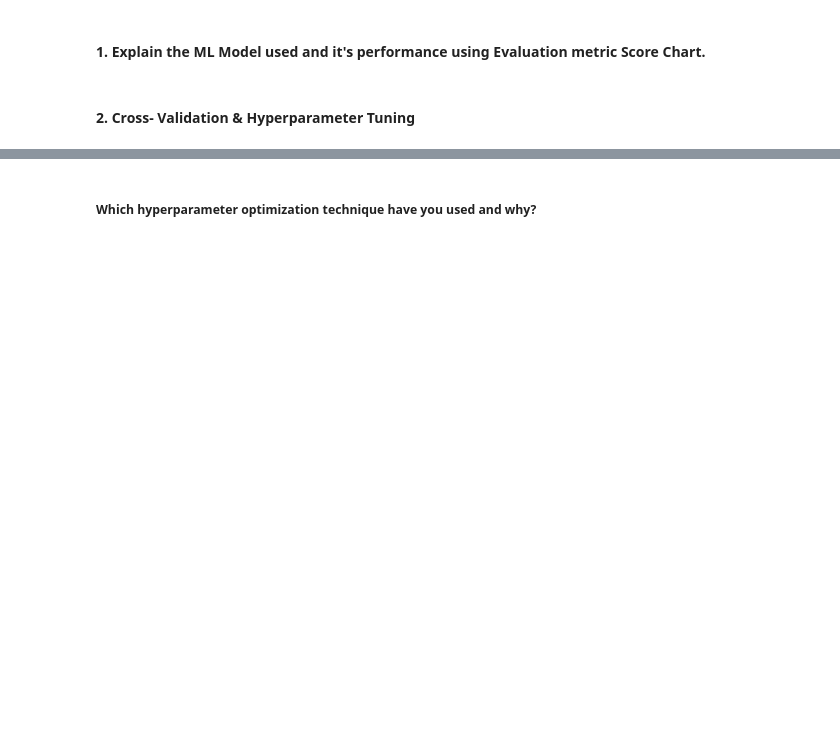
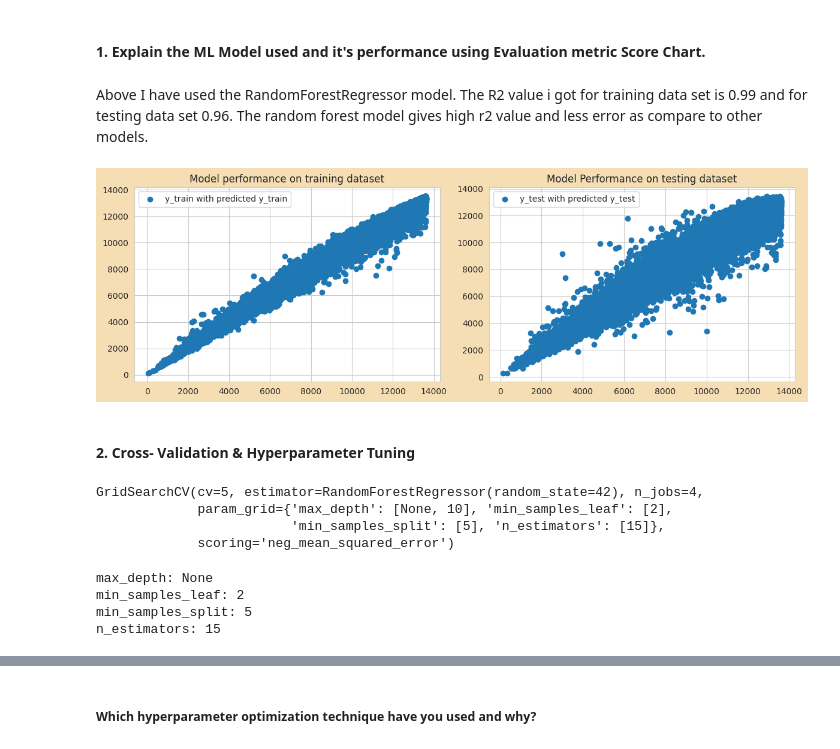
Before and after one commit to hmarathe420/Retail_Sales_Prediction, a Jupyter notebook: Retail_Sales_Prediction.ipynb, the cells around one changed output, grey strips where cells are left out. Drawn from its saved outputs; the diff is of its cells as text; code cells hidden in the pictures; blank space fills up the shorter version.

```diff
--- a/Retail_Sales_Prediction.ipynb
+++ b/Retail_Sales_Prediction.ipynb
@@ -1629,6 +1689,11 @@ Answer Here.
 # %%
 # ML Model - 3 Implementation
 
+random_forest_model = RandomForestRegressor()
+
 # Fit the Algorithm
 
+random_forest_model.fit(x_train,y_train)
+
 # Predict on the model
+random_forest_model.predict(x_train)
@@ -1634,0 +1702,4 @@ Answer Here.
+# %%
+# Defining the test_pred and train_pred variable for storing the prediction values of both the training and testing dataset
+train_pred_r = random_forest_model.predict(x_train)
+test_pred_r = random_forest_model.predict(x_test)
@@ -1639,2 +1730,24 @@ Answer Here.
+# %% [markdown]
+Above I have used the RandomForestRegressor model. The R2 value i got for training data set is 0.99 and for testing data set 0.96. The random forest model gives high r2 value and less error as compare to other models.
+# %%
+# Visualizing evaluation Metric Score chart
+
+# ploting the scatter plot for model performance on the training dataset
+plt.figure(figsize =(12,4), facecolor = 'wheat')
+plt.subplot(1,2,1)
+plt.title('Model performance on training dataset')
+plt.scatter(y_train,train_pred_r, label = 'y_train with predicted y_train')
+plt.legend()
+plt.plot()
+
+# ploting the scatter plot for model performance on the testing dataset.
+plt.subplot(1,2,2)
+plt.title('Model Performance on testing dataset')
+plt.scatter(y_test,test_pred_r, label = 'y_test with predicted y_test')
+plt.legend()
+plt.plot()
+plt.show()
+# %% [output]
+[figure, added]
 # %% [markdown]
 #### 2. Cross- Validation & Hyperparameter Tuning
@@ -1646,0 +1754,37 @@ Answer Here.
+# %%
+# ML Model - 3 Implementation with hyperparameter optimization techniques (i.e., GridSearch CV, RandomSearch CV, Bayesian Optimization etc.)
+
+rf_regressor = RandomForestRegressor(random_state = 42)
+
+# defining the hyperparameter grid for tunning
+param_grid = {
+    'n_estimators': [15],
+    'max_depth':[None,10],
+    'min_samples_split':[5],
+    'min_samples_leaf':[2]
+}
+
+
+# initializing the GridSearchCV with RandomForestRegressor and parameter grid
+grid_search = GridSearchCV(estimator= rf_regressor, param_grid = param_grid, cv = 5 , n_jobs = 4, scoring = 'neg_mean_squared_error')
+
+# Fit the grid search to the training data
+grid_search.fit(x_train,y_train)
+# %% [output]
+GridSearchCV(cv=5, estimator=RandomForestRegressor(random_state=42), n_jobs=4,
+             param_grid={'max_depth': [None, 10], 'min_samples_leaf': [2],
+                         'min_samples_split': [5], 'n_estimators': [15]},
+             scoring='neg_mean_squared_error')
+# %%
+# loading the best hyperparameter and estimator
+best_params = grid_search.best_params_
+best_estimator = grid_search.best_estimator_
+
+# printing the best hyperparameter
+for param , value in best_params.items():
+  print(f"{param}: {value}")
+# %% [output]
+max_depth: None
+min_samples_leaf: 2
+min_samples_split: 5
+n_estimators: 15
```
Also changed, not shown: parts of 37 cells of this notebook.
